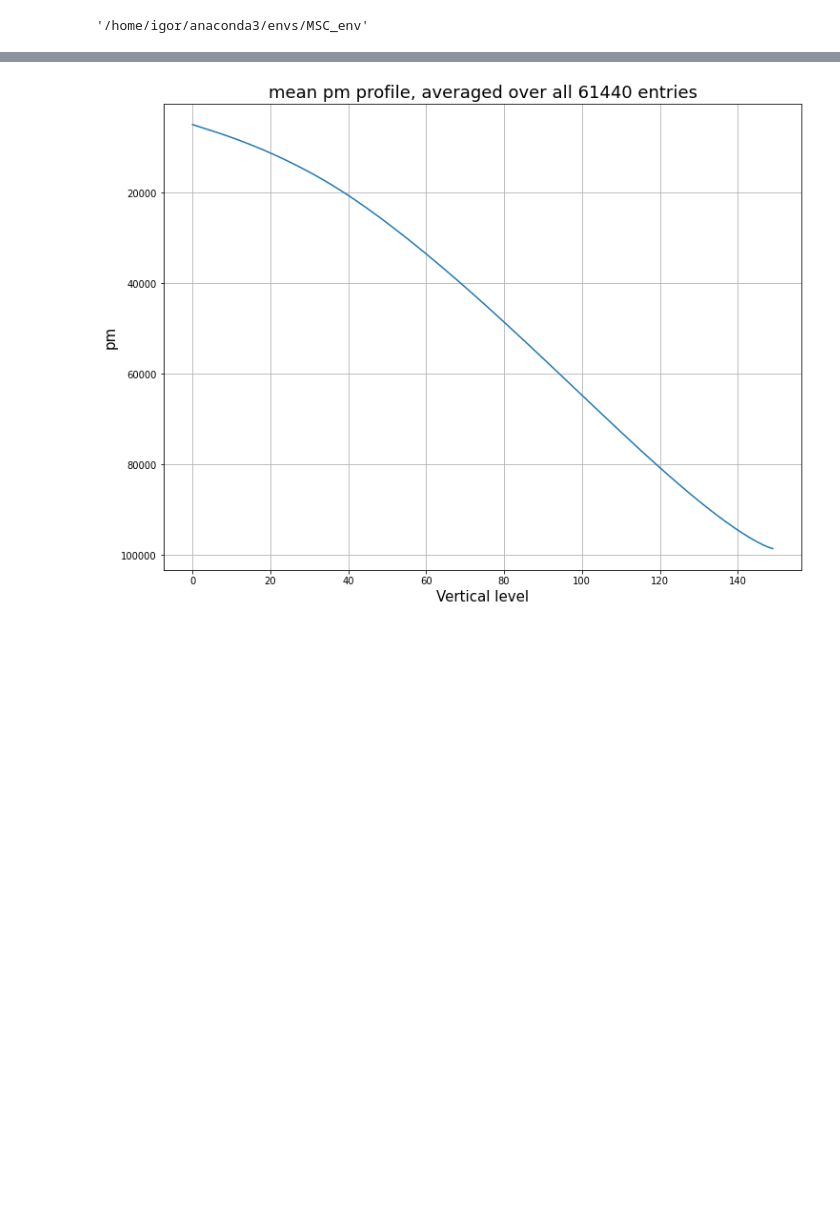
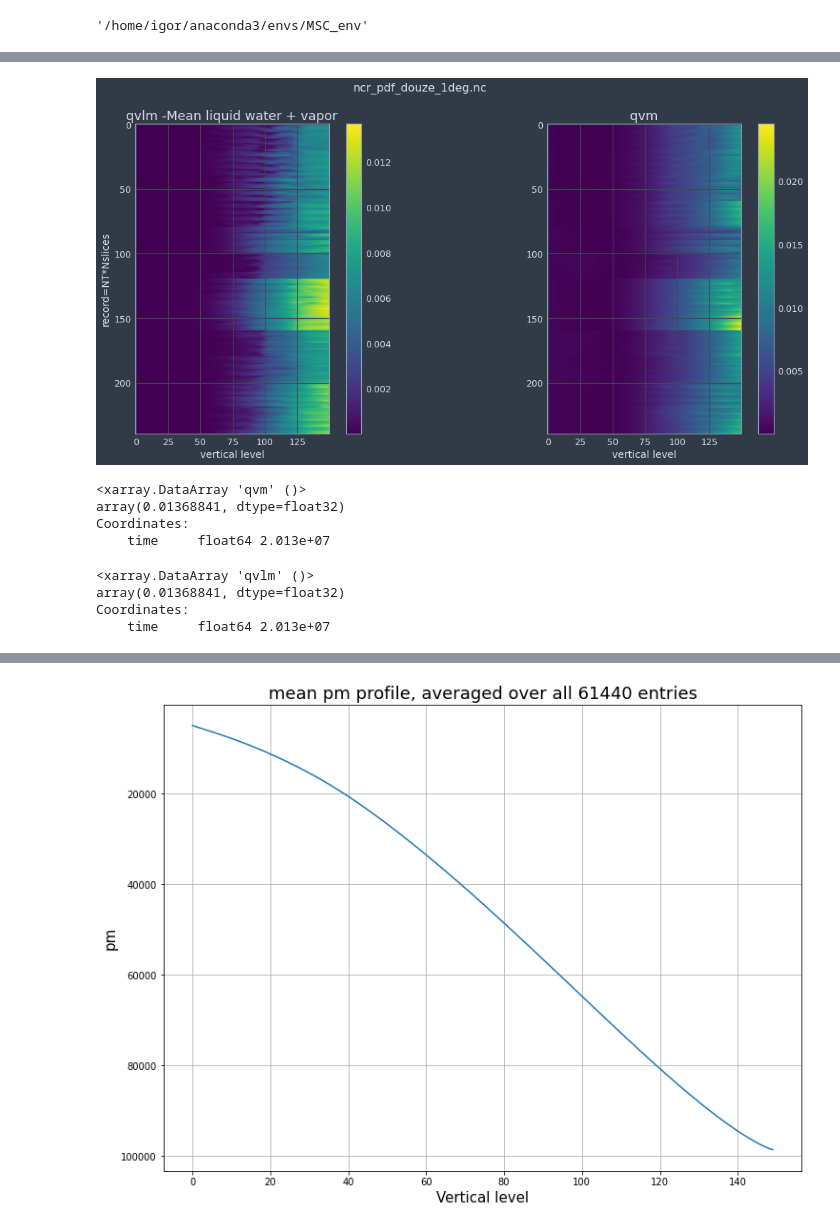
Before and after one commit to Egor93/MSC_repo, a Jupyter notebook: NetCDF_viewer.ipynb, the cells around one changed output, grey strips where cells are left out. Saved outputs shown, nothing was run; the diff lists cells and outputs as text; code cells hidden in the pictures; blank space fills up the shorter version.

```diff
--- a/NetCDF_viewer.ipynb
+++ b/NetCDF_viewer.ipynb
@@ -64,0 +104,33 @@ Attributes:
+# %%
+fig, (ax1, ax2) = plt.subplots(1, 2,figsize=(19,8))
+fig.suptitle("ncr_pdf_douze_1deg.nc")
+
+im1=ax1.imshow(ds.qvlm[:,0,:])
+ax1.set_title("qvlm -Mean liquid water + vapor",fontsize=18)
+ax1.set_ylabel("record=NT*Nslices",fontsize=14)
+fig.colorbar(im1, ax=ax1)
+
+im2=ax2.imshow(ds.qsm[:,0,:])
+ax2.set_title("qvm",fontsize=18)
+fig.colorbar(im2, ax=ax2)
+
+
+for ax in [ax1,ax2]:
+    ax.set_xlabel("vertical level",fontsize=14)
+plt.savefig("qvm_1degree.png")
+# %% [output]
+[figure, added]
+# %%
+ds.qvm[:,0,:].max()
+# %% [output]
+<xarray.DataArray 'qvm' ()>
+array(0.01368841, dtype=float32)
+Coordinates:
+    time     float64 2.013e+07
+# %%
+ds.qvlm[:,0,:].max()
+# %% [output]
+<xarray.DataArray 'qvlm' ()>
+array(0.01368841, dtype=float32)
+Coordinates:
+    time     float64 2.013e+07
```
Also changed, not shown: parts of 11 cells of this notebook, 6 other files.
